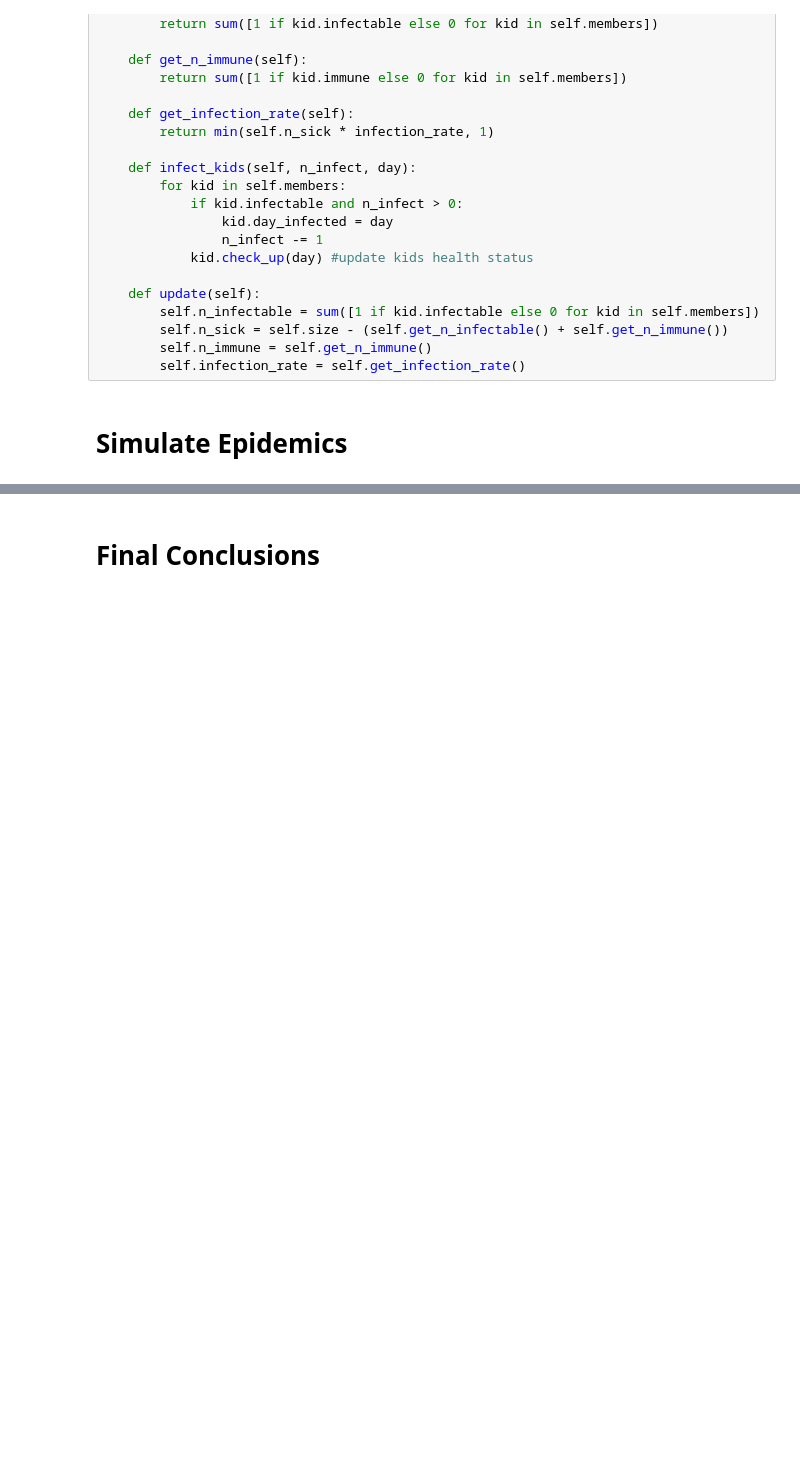
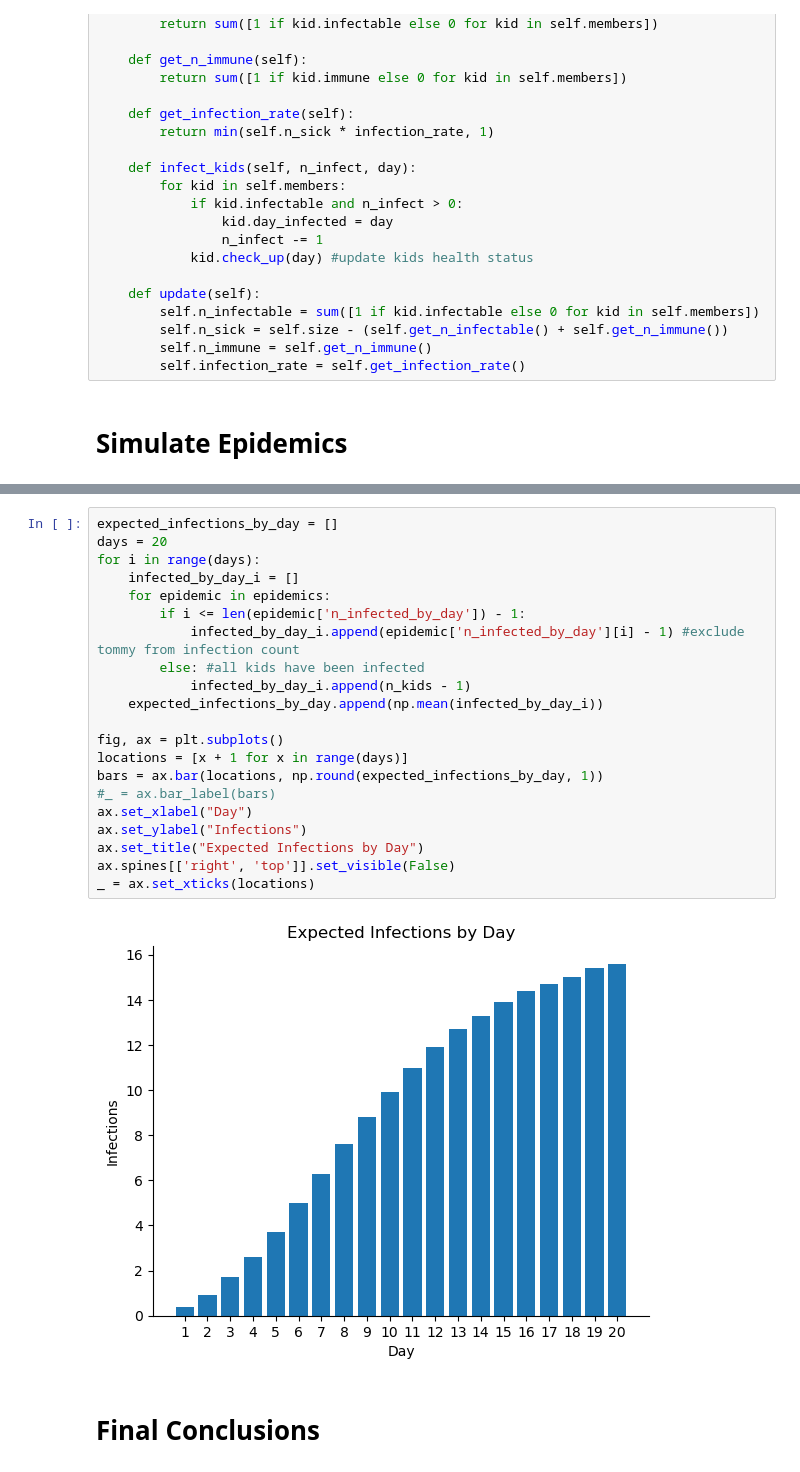
Before and after one commit to jmaroszek/Flu-Simulation, a Jupyter notebook: code.ipynb, the cells around one changed output, grey strips where cells are left out. Cells and saved outputs as stored; diff of their text form; blank space fills up the shorter version.

```diff
--- a/code.ipynb
+++ b/code.ipynb
@@ -158,2 +182,25 @@ the n_sick_on_day vector
+# %%
+expected_infections_by_day = []
+days = 20
+for i in range(days):
+    infected_by_day_i = []
+    for epidemic in epidemics:
+        if i <= len(epidemic['n_infected_by_day']) - 1:
+            infected_by_day_i.append(epidemic['n_infected_by_day'][i] - 1) #exclude tommy from infection count
+        else: #all kids have been infected
+            infected_by_day_i.append(n_kids - 1)
+    expected_infections_by_day.append(np.mean(infected_by_day_i))
+
+fig, ax = plt.subplots()
+locations = [x + 1 for x in range(days)]
+bars = ax.bar(locations, np.round(expected_infections_by_day, 1))
+#_ = ax.bar_label(bars)
+ax.set_xlabel("Day")
+ax.set_ylabel("Infections")
+ax.set_title("Expected Infections by Day")
+ax.spines[['right', 'top']].set_visible(False)
+_ = ax.set_xticks(locations)
+# %% [output]
+[figure, added]
 # %% [markdown]
 # Final Conclusions
```
Also changed, not shown: parts of 10 cells of this notebook.
